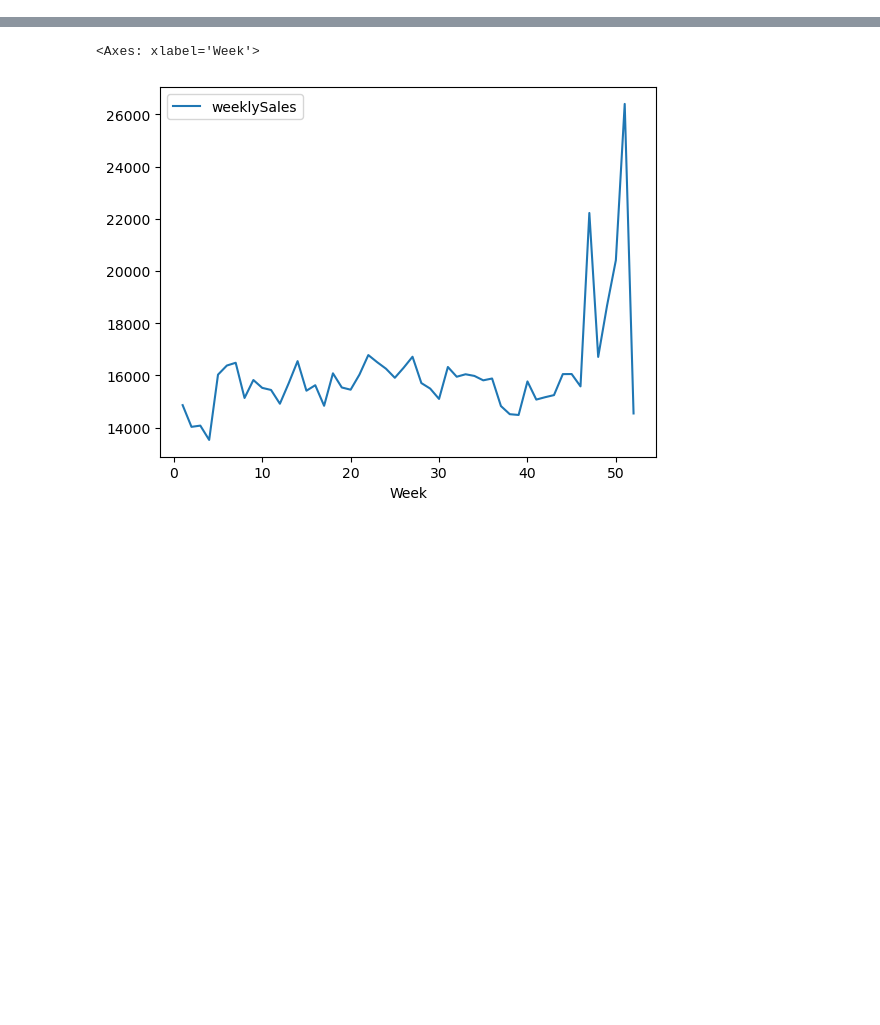
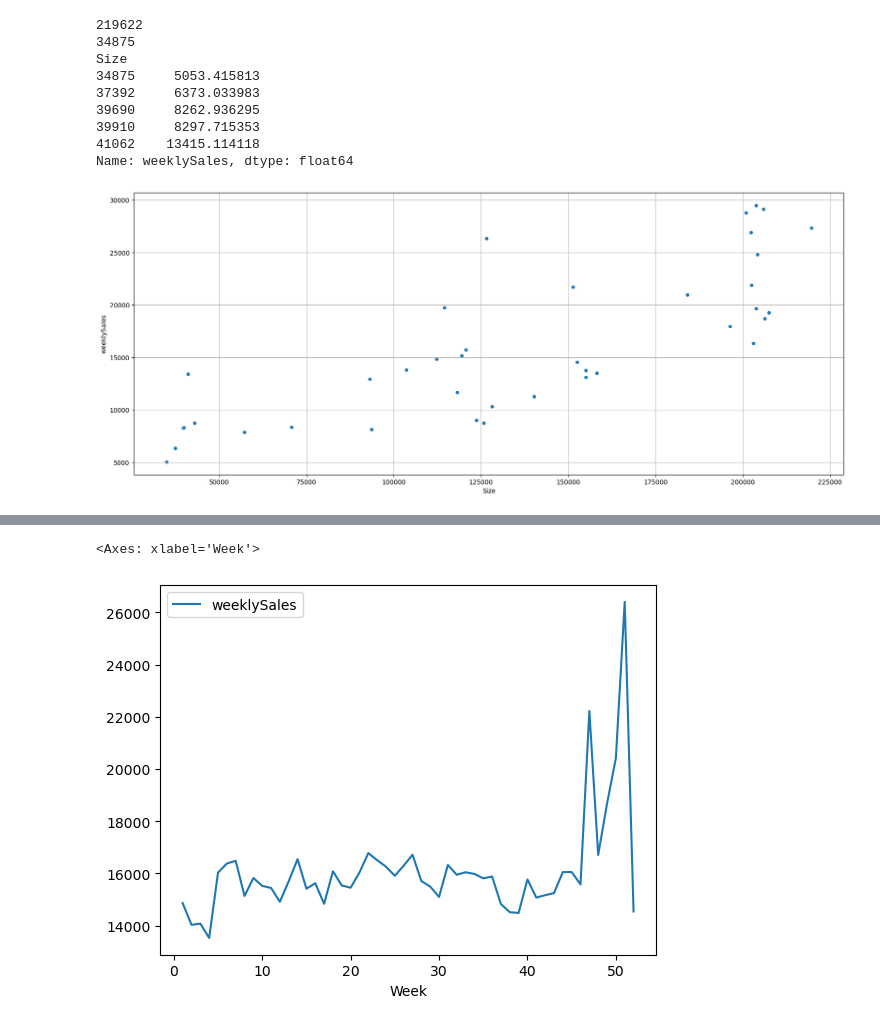
Before and after one commit to Farlein/Walmart_Sales, a Jupyter notebook: Walmart_Sale_Predication.ipynb, the cells around one changed output, grey strips where cells are left out. Cells and saved outputs as stored; diff of their text form; code cells hidden in the pictures; blank space fills up the shorter version.

```diff
--- a/Walmart_Sale_Predication.ipynb
+++ b/Walmart_Sale_Predication.ipynb
@@ -39,0 +179,25 @@ pd.DataFrame(train_dataset.dtypes, columns=['Type'])
+# %%
+# Trend by store size
+print(train_dataset.Size.max())
+print(train_dataset.Size.min())
+train_grouped = train_dataset.groupby(['Size'])['weeklySales'].mean()
+print(train_grouped.head(5))
+
+plt.figure(figsize=(20,8))
+sns.scatterplot(data=train_grouped)
+plt.grid()
+#plt.xticks(np.arange(34875, 53, step=1))
+plt.show()
+
+# Store size has three rough clusters, <= 100000, > 100000 and <= 175000, > 175000
+# %% [output]
+219622
+34875
+Size
+34875     5053.415813
+37392     6373.033983
+39690     8262.936295
+39910     8297.715353
+41062    13415.114118
+Name: weeklySales, dtype: float64
+[figure, added]
```
Also changed, not shown: parts of 17 cells of this notebook.
